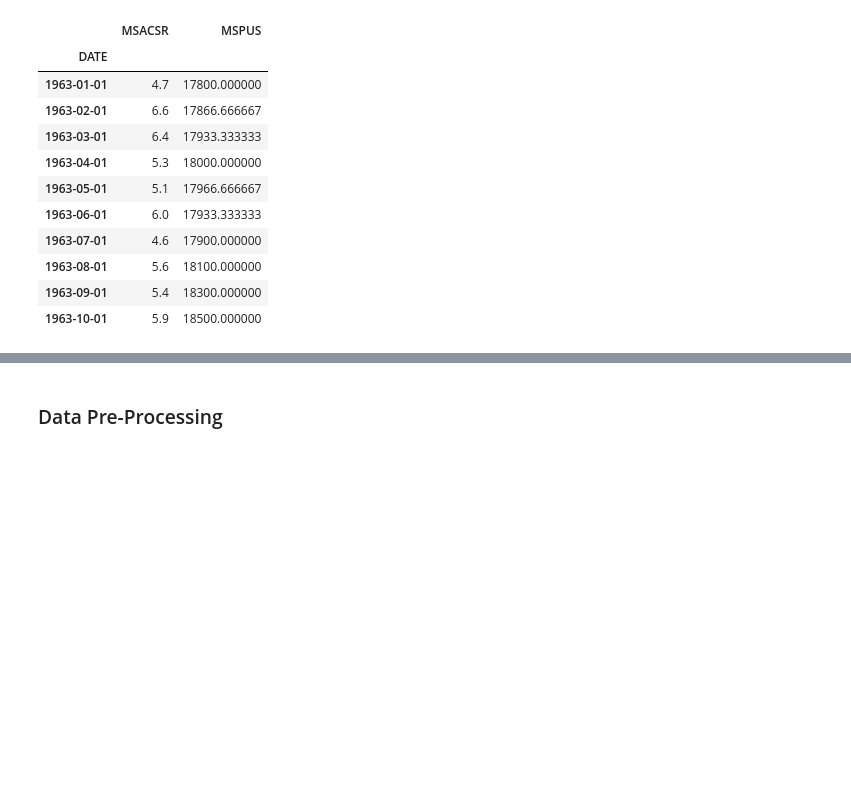
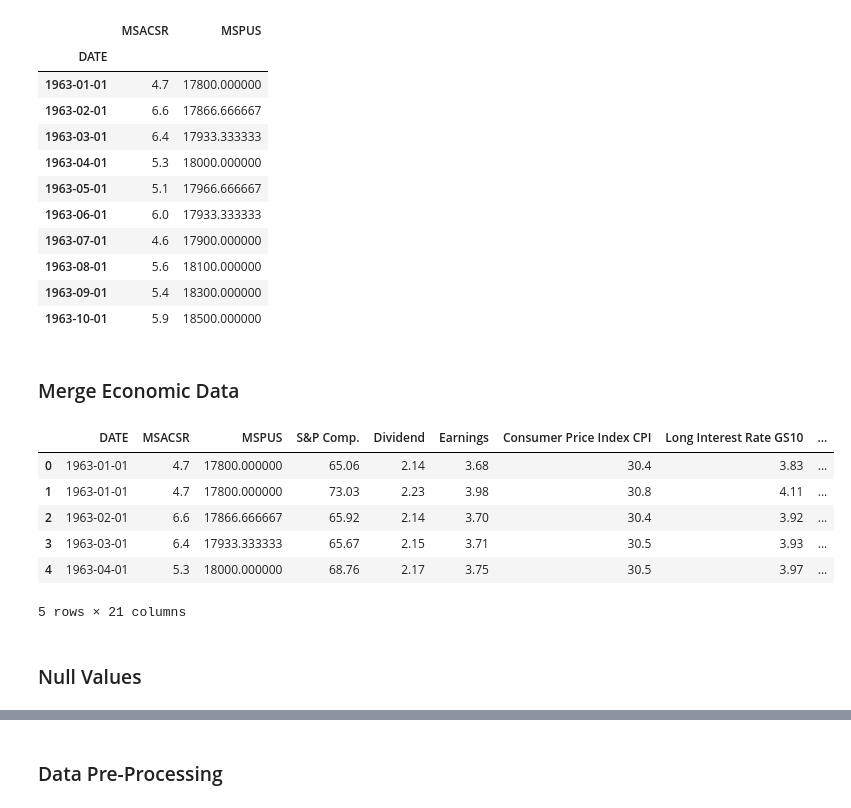
Before and after one commit to hsdistefa/mas-thesis, a Jupyter notebook: EDA.ipynb, the cells around one changed output, grey strips where cells are left out. Cells and saved outputs as stored; diff of their text form; code cells hidden in the pictures; blank space fills up the shorter version.

```diff
--- a/EDA.ipynb
+++ b/EDA.ipynb
@@ -206,16 +157,18 @@ econ_df.head()
 # %% [markdown]
 ### Data Wrangling
 # %%
+# Don't do this because we need as much data as possible
+
 # Sum every 3 months to get cumulative quarterly supply change
-agg_func_supply = {'DATE': 'first', 'MSACSR': 'sum'}  # Keep the first date and sum supply
-quarterly_supply = supply_df.groupby(supply_df.index // 3).agg(agg_func_supply)
+#agg_func_supply = {'DATE': 'first', 'MSACSR': 'sum'}  # Keep the first date and sum supply
+#quarterly_supply = supply_df.groupby(supply_df.index // 3).agg(agg_func_supply)
 
 # Trim last quarter to match price data length
-quarterly_supply = quarterly_supply[:-1]
+#quarterly_supply = quarterly_supply[:-1]
 
 # Set date columns to indices for time-series
-quarterly_supply = quarterly_supply.set_index('DATE')
-prices = price_df.set_index('DATE')
+#quarterly_supply = quarterly_supply.set_index('DATE')
+#prices = price_df.set_index('DATE')
 
-print(quarterly_supply.shape, prices.shape)
-quarterly_supply.head()
+#print(quarterly_supply.shape, prices.shape)
+#quarterly_supply.head()
@@ -233,8 +177,8 @@ quarterly_supply.head()
 # %%
-df = supply_df.merge(price_df, on='DATE', how='left')  # Combine data into df for interpolation
-df = df.set_index('DATE')  # Index must be datetime for resampling
+inter_df = supply_df.merge(price_df, on='DATE', how='left')  # Combine data into df for interpolation
+inter_df = inter_df.set_index('DATE')  # Index must be datetime for resampling
 
-print(df.head(10))
+print(inter_df.head(10))
 # %% [output]
             MSACSR    MSPUS
 DATE
@@ -266,3 +210,19 @@ df_pad.head(10)
 | 1963-08-01 | 5.6 | 18100.000000 |
 | 1963-09-01 | 5.4 | 18300.000000 |
 | 1963-10-01 | 5.9 | 18500.000000 |
+# %% [markdown]
+### Merge Economic Data
+# %%
+df = inter_df.merge(econ_df, on='DATE', how='left')  # Combine data into df for interpolation
+
+df.head()
+# %% [output]
+|  | DATE | MSACSR | MSPUS | S&P Comp. | Dividend | Earnings | Consumer Price Index CPI | Long Interest Rate GS10 | ... |
+| 0 | 1963-01-01 | 4.7 | 17800.000000 | 65.06 | 2.14 | 3.68 | 30.4 | 3.83 | ... |
+| 1 | 1963-01-01 | 4.7 | 17800.000000 | 73.03 | 2.23 | 3.98 | 30.8 | 4.11 | ... |
+| 2 | 1963-02-01 | 6.6 | 17866.666667 | 65.92 | 2.14 | 3.70 | 30.4 | 3.92 | ... |
+| 3 | 1963-03-01 | 6.4 | 17933.333333 | 65.67 | 2.15 | 3.71 | 30.5 | 3.93 | ... |
+| 4 | 1963-04-01 | 5.3 | 18000.000000 | 68.76 | 2.17 | 3.75 | 30.5 | 3.97 | ... |
+5 rows × 21 columns
+# %% [markdown]
+### Null Values
```
Also changed, not shown: parts of 17 cells of this notebook.
